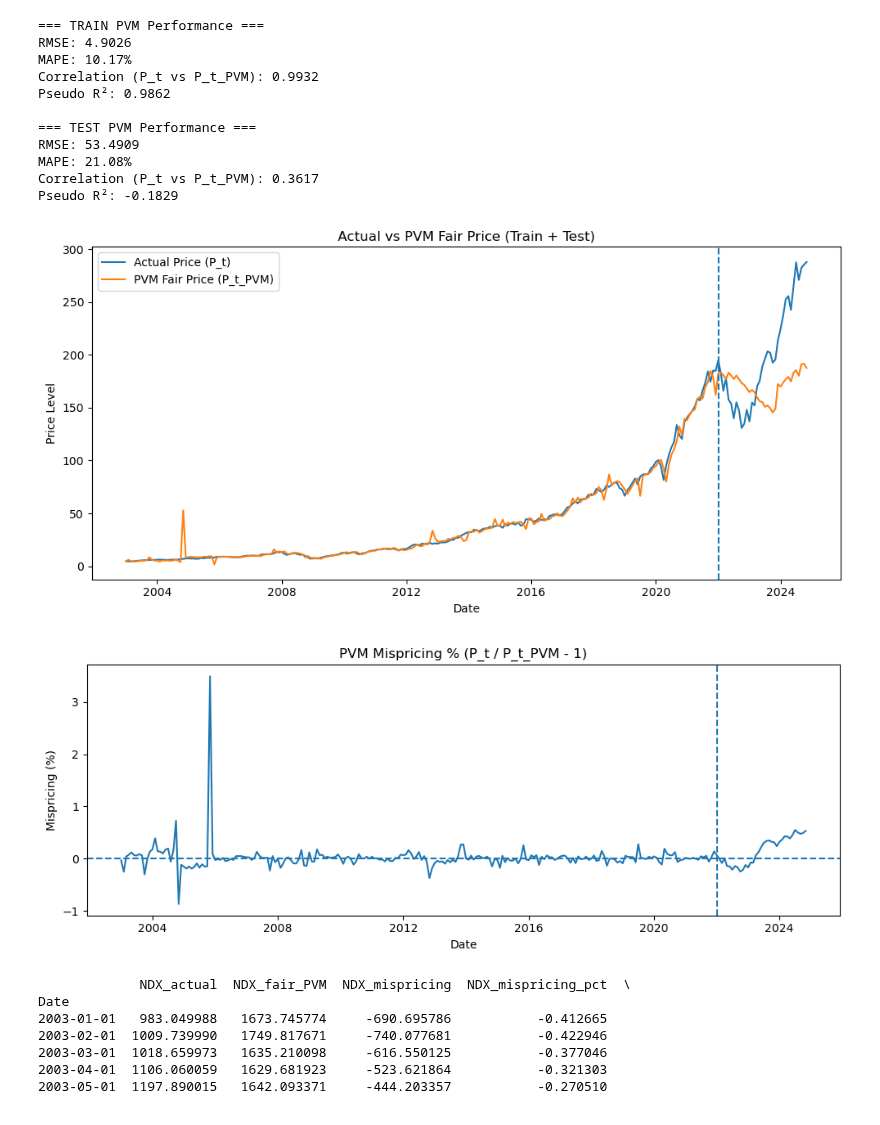
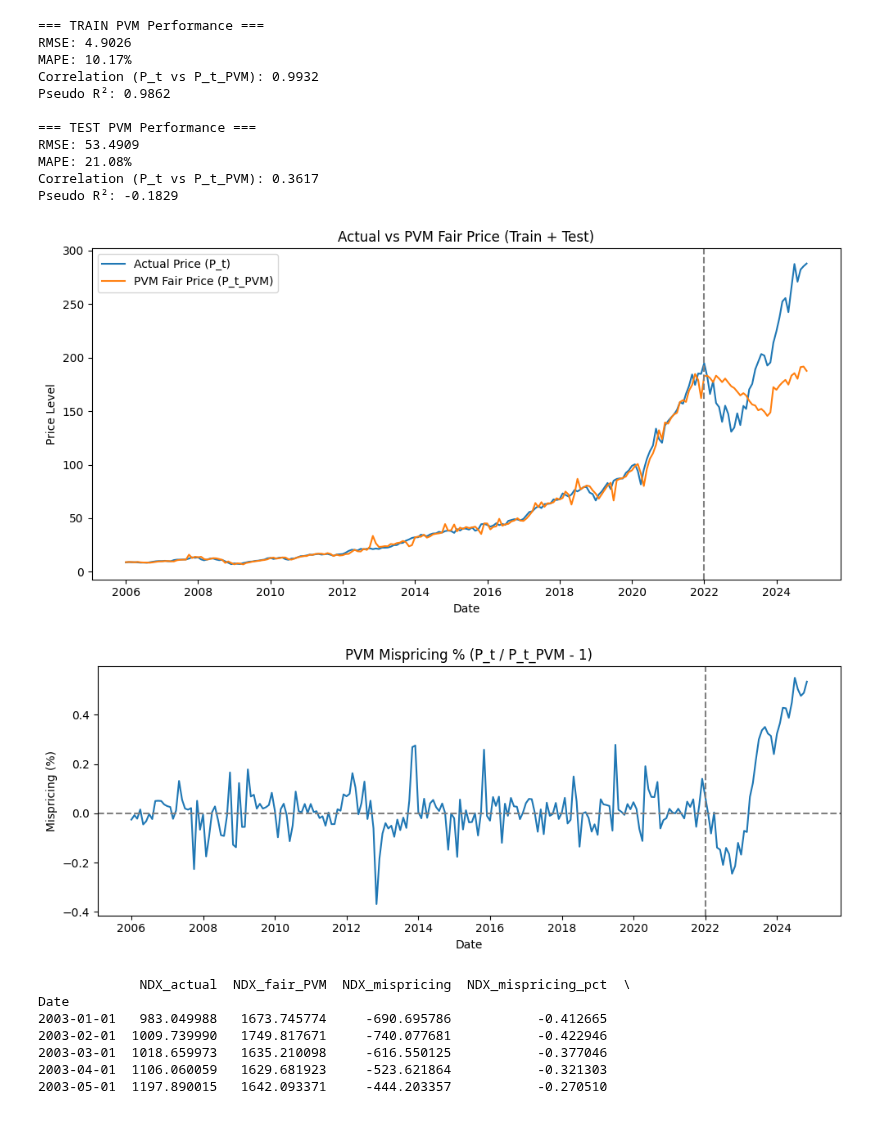
Before and after one commit to EliaLand/Martingale_FVM_AssetPricing, a Jupyter notebook: Part 2/main_FVM.ipynb, the cells around one changed output. Saved outputs shown, nothing was run; the diff lists cells and outputs as text; code cells hidden in the pictures.

Commit message:
plot start at 2006

```diff
--- a/Part 2/main_FVM.ipynb
+++ b/Part 2/main_FVM.ipynb
@@ -526,32 +544,32 @@ MAPE: 21.08%
 Correlation (P_t vs P_t_PVM): 0.3617
 Pseudo R²: -0.1829
 # %%
-plot_df = combined_results.dropna(subset=["P_t", "P_t_PVM"]).copy()
+plot_df = combined_results.loc["2006-01-01":].dropna(subset=["P_t", "P_t_PVM"]).copy()
 
 plt.figure(figsize=(10, 5))
 plt.plot(plot_df.index, plot_df["P_t"], label="Actual Price (P_t)")
 plt.plot(plot_df.index, plot_df["P_t_PVM"], label="PVM Fair Price (P_t_PVM)")
 split_date = test_results.index.min()
-plt.axvline(split_date, linestyle="--")
+plt.axvline(split_date, linestyle="--", color="gray")
 plt.title("Actual vs PVM Fair Price (Train + Test)")
 plt.xlabel("Date")
 plt.ylabel("Price Level")
 plt.legend()
 plt.tight_layout()
 plt.show()
 
 plt.figure(figsize=(10, 4))
 plt.plot(plot_df.index, plot_df["mispricing_pct"])
-plt.axhline(0, linestyle="--")
-plt.axvline(split_date, linestyle="--")
+plt.axhline(0, linestyle="--", color="gray")
+plt.axvline(split_date, linestyle="--", color="gray")
 plt.title("PVM Mispricing % (P_t / P_t_PVM - 1)")
 plt.xlabel("Date")
 plt.ylabel("Mispricing (%)")
 plt.tight_layout()
 plt.show()
 # %% [output]
-[figure, old version]
+[figure, new version]
-[figure, old version]
+[figure, new version]
 # %%
 import numpy as np
 import pandas as pd
```
Also changed, not shown: parts of 4 cells of this notebook.
